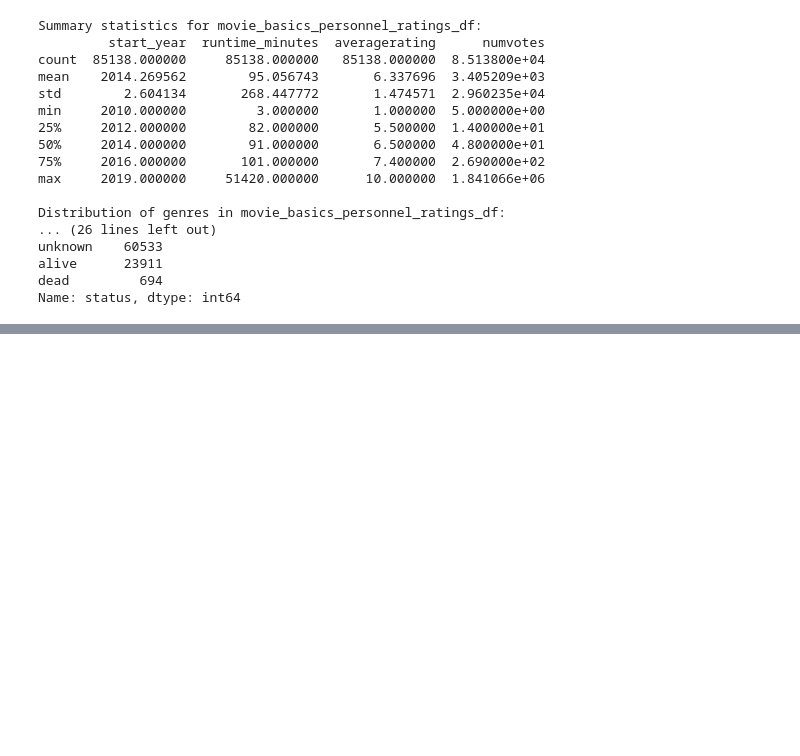
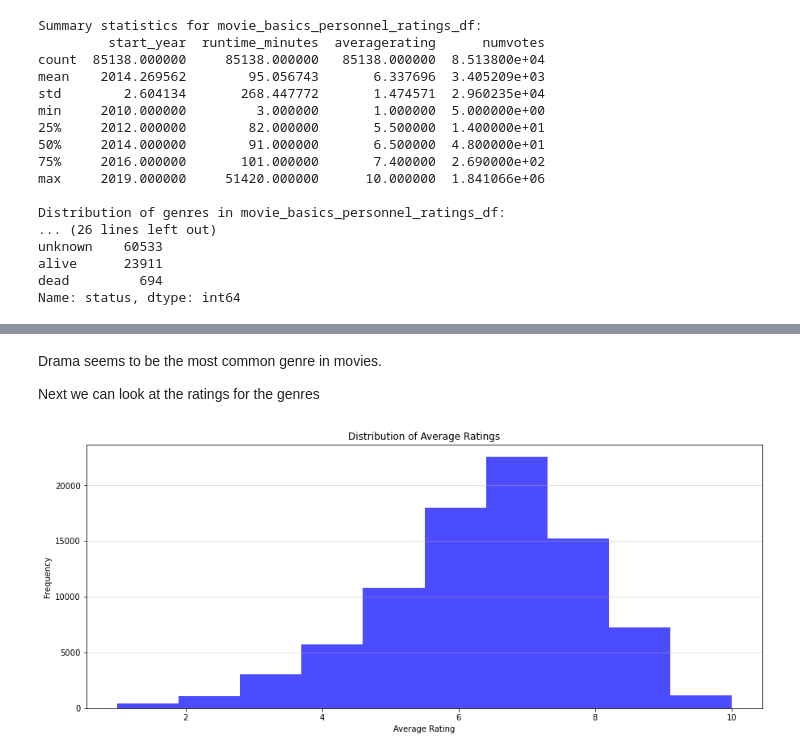
Before and after one commit to MMJGGR/Phase_1_Project, a Jupyter notebook: index.ipynb, the cells around one changed output, grey strips where cells are left out. Saved outputs shown, nothing was run; the diff lists cells and outputs as text; code cells hidden in the pictures; blank space fills up the shorter version.

```diff
--- a/index.ipynb
+++ b/index.ipynb
@@ -1142,0 +1105,15 @@ TypeError: first argument must be string or compiled pattern
+# %% [markdown]
+Drama seems to be the most common genre in movies.
+
+Next we can look at the ratings for the genres
+# %%
+fig, (ax1) = plt.subplots(figsize=(15, 6))
+
+# Histogram: Distribution of average ratings
+ax1.hist(movie_basics_personnel_ratings_df['averagerating'], bins=10, color='blue', alpha = 0.7)
+ax1.set_title('Distribution of Average Ratings')
+ax1.set_xlabel('Average Rating')
+ax1.set_ylabel('Frequency')
+plt.grid(axis='y', alpha=0.5)
+# %% [output]
+[figure, added]
```
Also changed, not shown: parts of 13 cells of this notebook.
